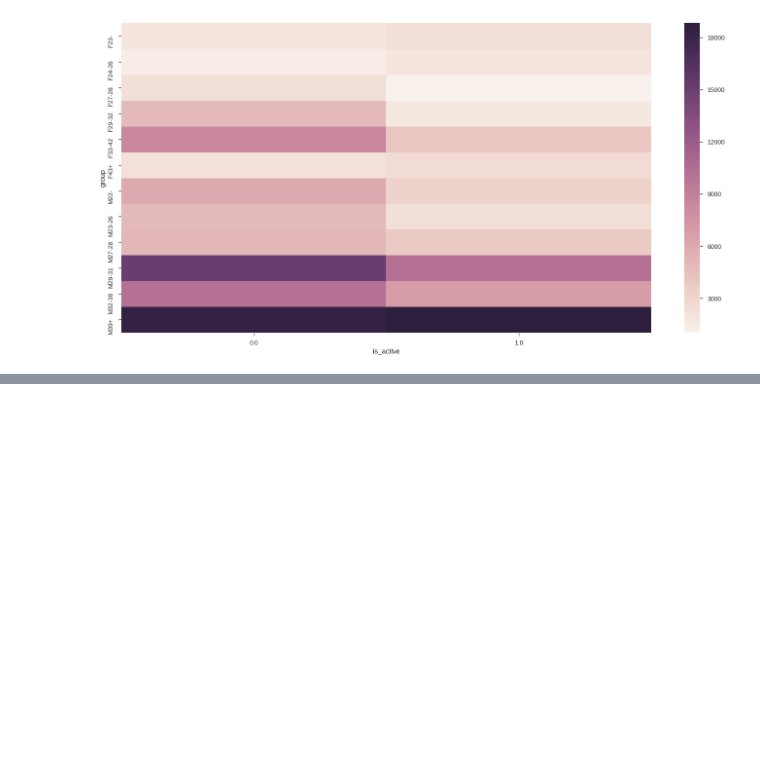
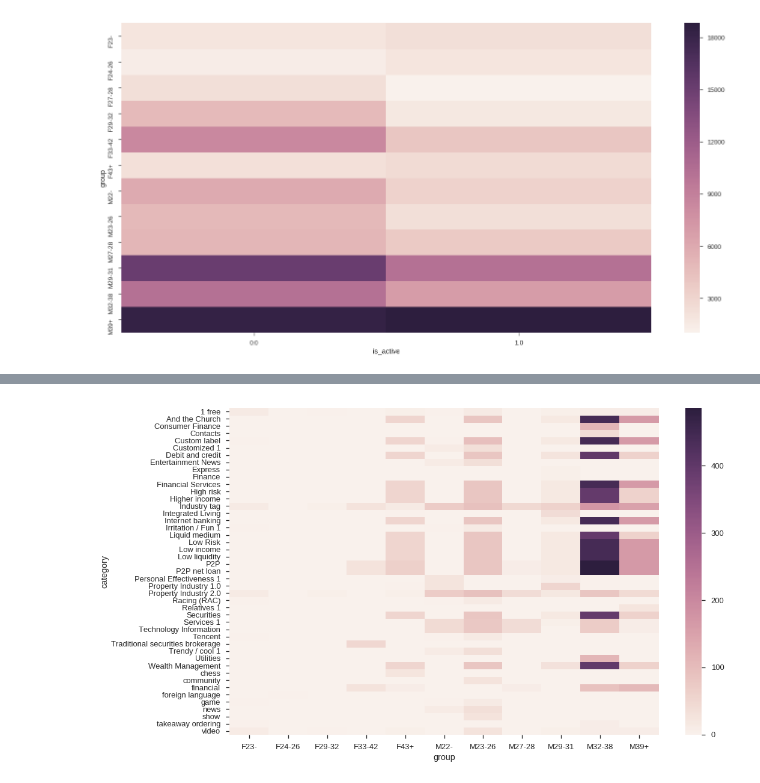
Before and after one commit to numb3r33/TalkingData, a Jupyter notebook: notebooks/UnderstandProblemStatement.ipynb, the cells around one changed output, grey strips where cells are left out. Cells and saved outputs as stored; diff of their text form; code cells hidden in the pictures; blank space fills up the shorter version.

```diff
--- a/notebooks/UnderstandProblemStatement.ipynb
+++ b/notebooks/UnderstandProblemStatement.ipynb
@@ -3028,0 +3109,5 @@ plt.tight_layout();
+# %%
+fig, ax = plt.subplots(1, figsize=(16, 10))
+sns.heatmap(df.groupby(['category', 'group']).size().unstack().fillna(0));
+# %% [output]
+[figure, added]
```
Also changed, not shown: parts of 11 cells of this notebook, 1 other file.
